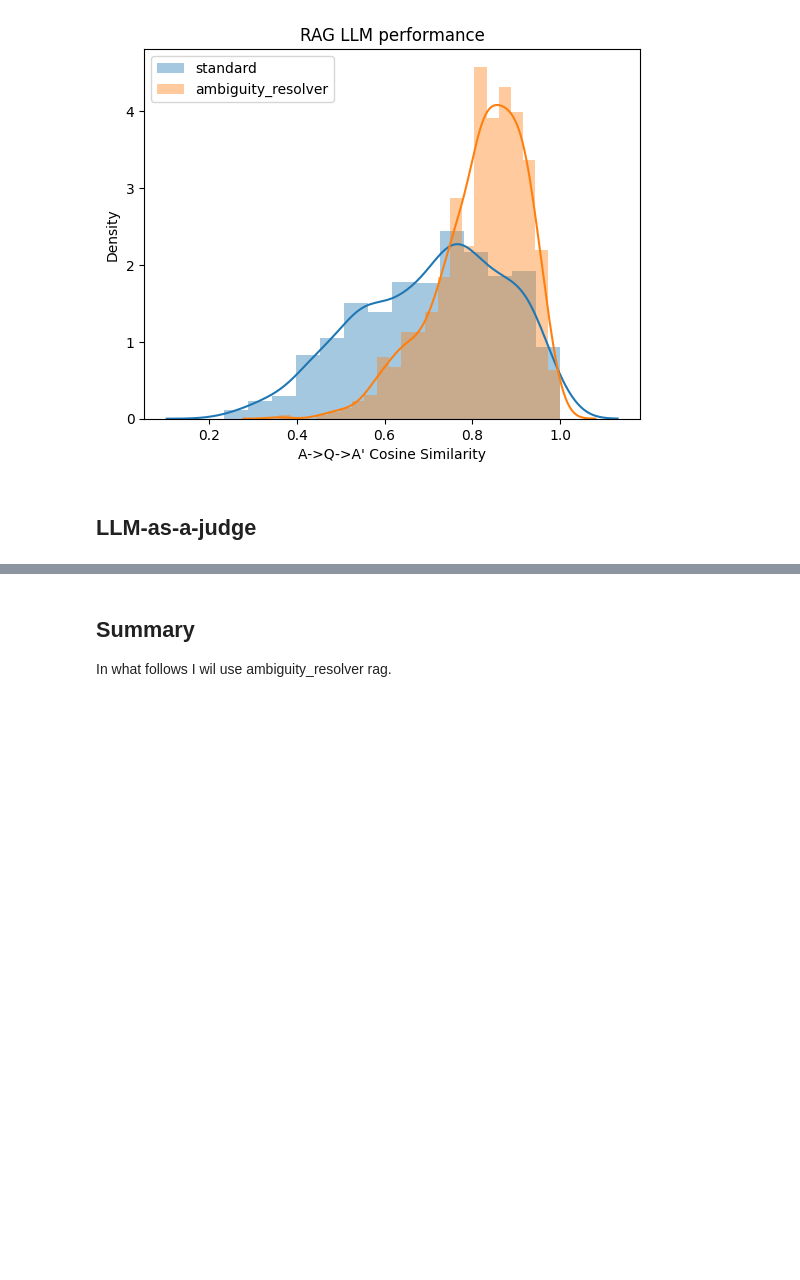
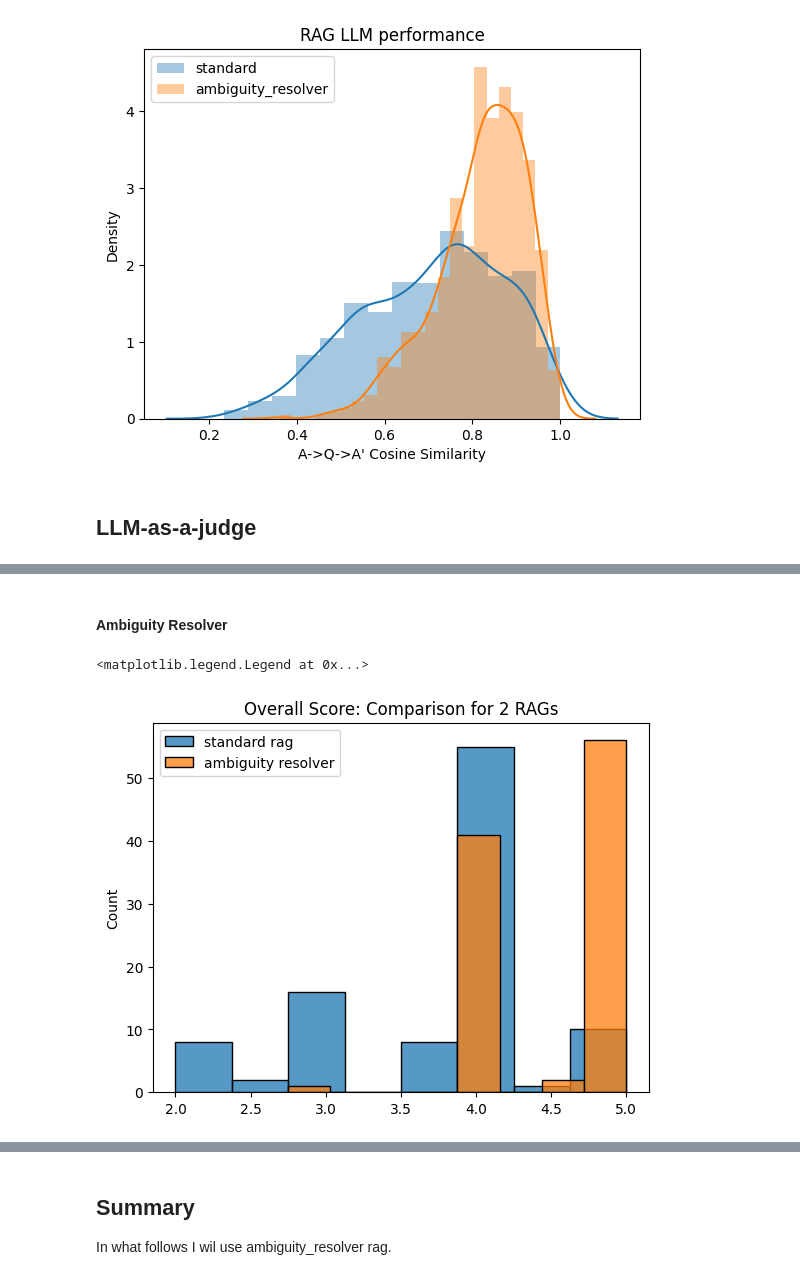
Before and after one commit to tarasenya/llm-zoomcamp, a Jupyter notebook: Project/notebooks/rag_evaluation.ipynb, the cells around one changed output, grey strips where cells are left out. Cells and saved outputs as stored; diff of their text form; code cells hidden in the pictures; blank space fills up the shorter version.

Commit message:
Added LLM-as-a-judge evaluation

```diff
--- a/Project/notebooks/rag_evaluation.ipynb
+++ b/Project/notebooks/rag_evaluation.ipynb
@@ -183,3 +182,6 @@ https://gist.github.com/mwaskom/de44147ed2974457ad6372750bbe5751
 [figure]
 # %% [markdown]
 ## LLM-as-a-judge
+# %%
+standard_rag_evaluation_sample = standard_rag_evaluation.drop(columns=['document']).sample(100).to_dict(orient='records')
+ambiguity_resolver_rag_evalution_sample = ambiguity_resolver_rag_evalution.drop(columns=['document']).sample(100).to_dict(orient='records')
@@ -185,0 +245,7 @@ https://gist.github.com/mwaskom/de44147ed2974457ad6372750bbe5751
+# %% [markdown]
+#### Ambiguity Resolver
+# %%
+ambiguity_resolver_judged_results = []
+for rec in tqdm(ambiguity_resolver_rag_evalution_sample):
+    judge_prompt = judge_prompt_template.format(**rec)
+    ambiguity_resolver_judged_results.append(llm.llm(prompt=judge_prompt, gpt_model='gpt-4o-mini'))
@@ -185,0 +258,40 @@ https://gist.github.com/mwaskom/de44147ed2974457ad6372750bbe5751
+# %%
+import re
+
+def parse_evaluation_text(text):
+    # Initialize the dictionary
+    result = {"Criteria Scores": {}}
+
+    # Use regex to extract key-value pairs
+    patterns = {
+        "Criteria Scores": r'(\w+):\s*(\d+)',
+        "Overall Score": r'Overall Score:\s*([\d.]+)',
+        "Explanation": r'Explanation:\s*(.*?)(?=\n\n|\Z)',
+        "Improvement Suggestions": r'Improvement Suggestions:\s*(.*?)(?=\n\n|\Z)'
+    }
+
+    # Extract Criteria Scores
+    criteria_scores = re.findall(patterns["Criteria Scores"], text)
+    for criterion, score in criteria_scores:
+        result["Criteria Scores"][criterion] = int(score)
+
+    # Extract other fields
+    for key, pattern in patterns.items():
+        if key != "Criteria Scores":
+            match = re.search(pattern, text, re.DOTALL)
+            if match:
+                value = match.group(1).strip()
+                result[key] = float(value) if key == "Overall Score" else value
+
+    return result
+# %%
+ambiguity_resolver_judged_results_parsed = [ parse_evaluation_text(res) for res in ambiguity_resolver_judged_results]
+standard_rag_judged_results_parsed = [ parse_evaluation_text(res) for res in standard_rag_judged_results]
+# %%
+sns.histplot([res['Overall Score'] for res in standard_rag_judged_results_parsed], label = 'standard rag')
+sns.histplot([res['Overall Score'] for res in ambiguity_resolver_judged_results_parsed], label = 'ambiguity resolver')
+plt.title('Overall Score: Comparison for 2 RAGs')
+plt.legend()
+# %% [output]
+<matplotlib.legend.Legend at 0x...>
+[figure, added]
```
Also changed, not shown: parts of 11 cells of this notebook, 2 other files.
